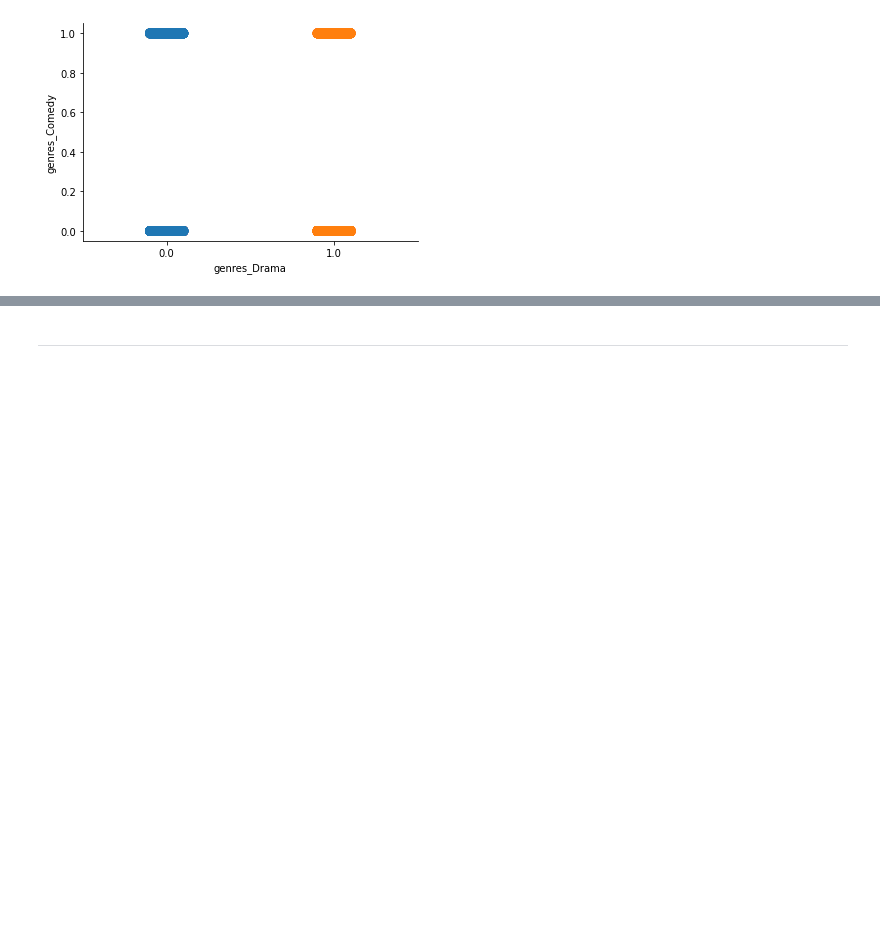
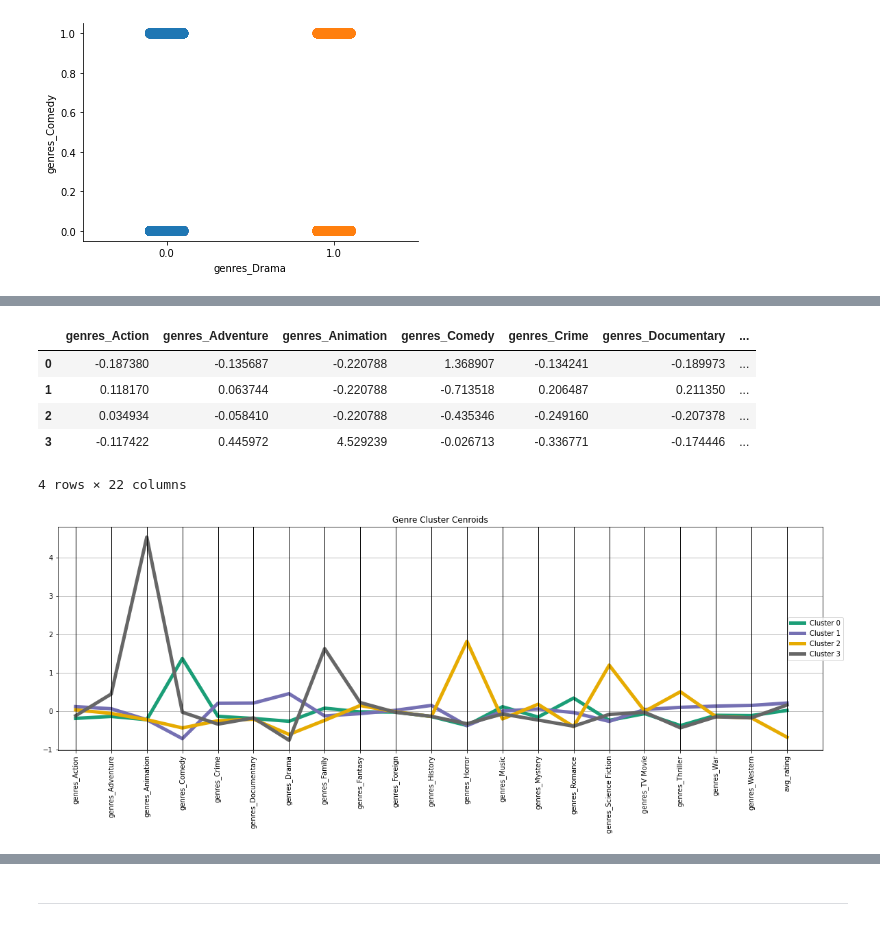
Before and after one commit to ivan-usd/business-repo, a Jupyter notebook: notebooks/af_data_exploration.ipynb, the cells around one changed output, grey strips where cells are left out. Cells and saved outputs as stored; diff of their text form; code cells hidden in the pictures; blank space fills up the shorter version.

```diff
--- a/notebooks/af_data_exploration.ipynb
+++ b/notebooks/af_data_exploration.ipynb
@@ -967,0 +1131,25 @@ sns.despine()
+# %%
+movie_genre_clusters_df = movie_genre_clusters_df.apply(lambda x: x.astype('float64'))
+
+# Normalized distance
+movie_genre_clusters_df_norm = movie_genre_clusters_df.apply(preprocessing.scale, axis=0)
+# %%
+kmeans_movies2 = KMeans(n_clusters=4, random_state=0).fit(movie_genre_clusters_df_norm)
+
+# calculate the distances of each data point to the cluster centers
+distances_movies = kmeans_movies2.transform(movie_genre_clusters_df_norm)
+
+# reduce to the minimum squared distance of each data
+# point to the cluster centers
+minSquaredDistances_movies = distances_movies.min(axis=1) ** 2
+
+# combine with cluster labels into a data frame
+df_movies_cluster_centroids = pd.DataFrame({'squaredDistance': minSquaredDistances_movies,
+                                            'cluster': kmeans_movies2.labels_},
+                                           index=movie_genre_clusters_df_norm.index)
+
+# Group by cluster and print information
+for cluster, data in df_movies_cluster_centroids.groupby('cluster'):
+    count = len(data)
+    withinClustSS_movies = data.squaredDistance.sum()
+    print(f'Cluster {cluster} ({count} members): {withinClustSS_movies:.2f} within cluster ')
@@ -967,0 +1161,4 @@ sns.despine()
+# %%
+centroids_movies = pd.DataFrame(kmeans_movies2.cluster_centers_,
+                         columns=movie_genre_clusters_df.columns)
+print(centroids_movies)
@@ -967,0 +1183,21 @@ sns.despine()
+# %%
+centroids_movies['cluster'] = ['Cluster {}'.format(i) for i in centroids_movies.index]
+
+fig, ax = plt.subplots(figsize=(20,6))
+#plt.figure(figsize=(10,6))
+#fig.subplots_adjust(right=3)
+ax = parallel_coordinates(centroids_movies, class_column='cluster', colormap='Dark2',
+                          linewidth=5)
+plt.title('Genre Cluster Cenroids')
+plt.legend(loc='center left', bbox_to_anchor=(0.95, 0.5))
+plt.xlim(-0.5,21)
+plt.xticks(rotation=90)
+centroids_movies
+# %% [output]
+|  | genres_Action | genres_Adventure | genres_Animation | genres_Comedy | genres_Crime | genres_Documentary | ... |
+| 0 | -0.187380 | -0.135687 | -0.220788 | 1.368907 | -0.134241 | -0.189973 | ... |
+| 1 | 0.118170 | 0.063744 | -0.220788 | -0.713518 | 0.206487 | 0.211350 | ... |
+| 2 | 0.034934 | -0.058410 | -0.220788 | -0.435346 | -0.249160 | -0.207378 | ... |
+| 3 | -0.117422 | 0.445972 | 4.529239 | -0.026713 | -0.336771 | -0.174446 | ... |
+4 rows × 22 columns
+[figure, added]
```
Also changed, not shown: parts of 182 cells of this notebook.
